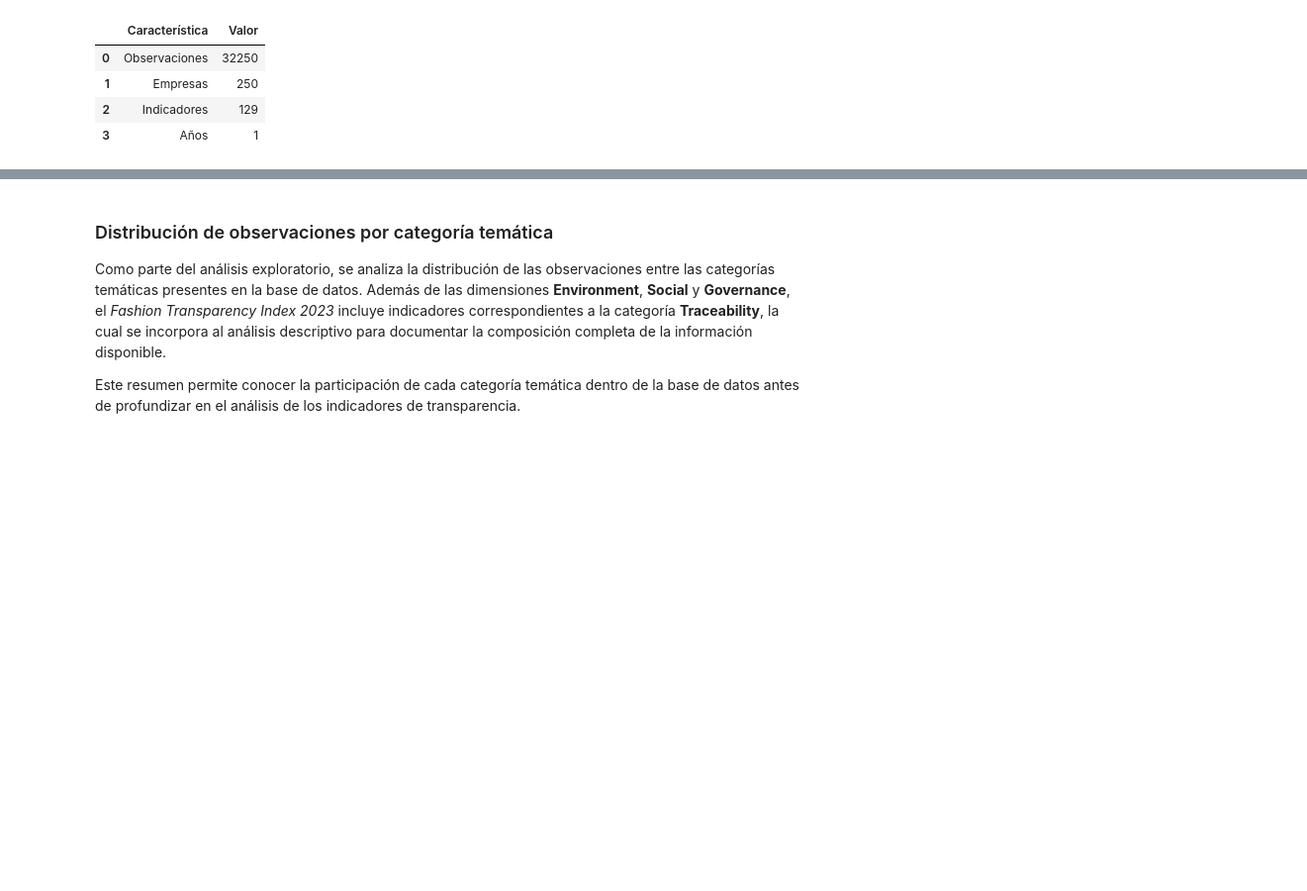
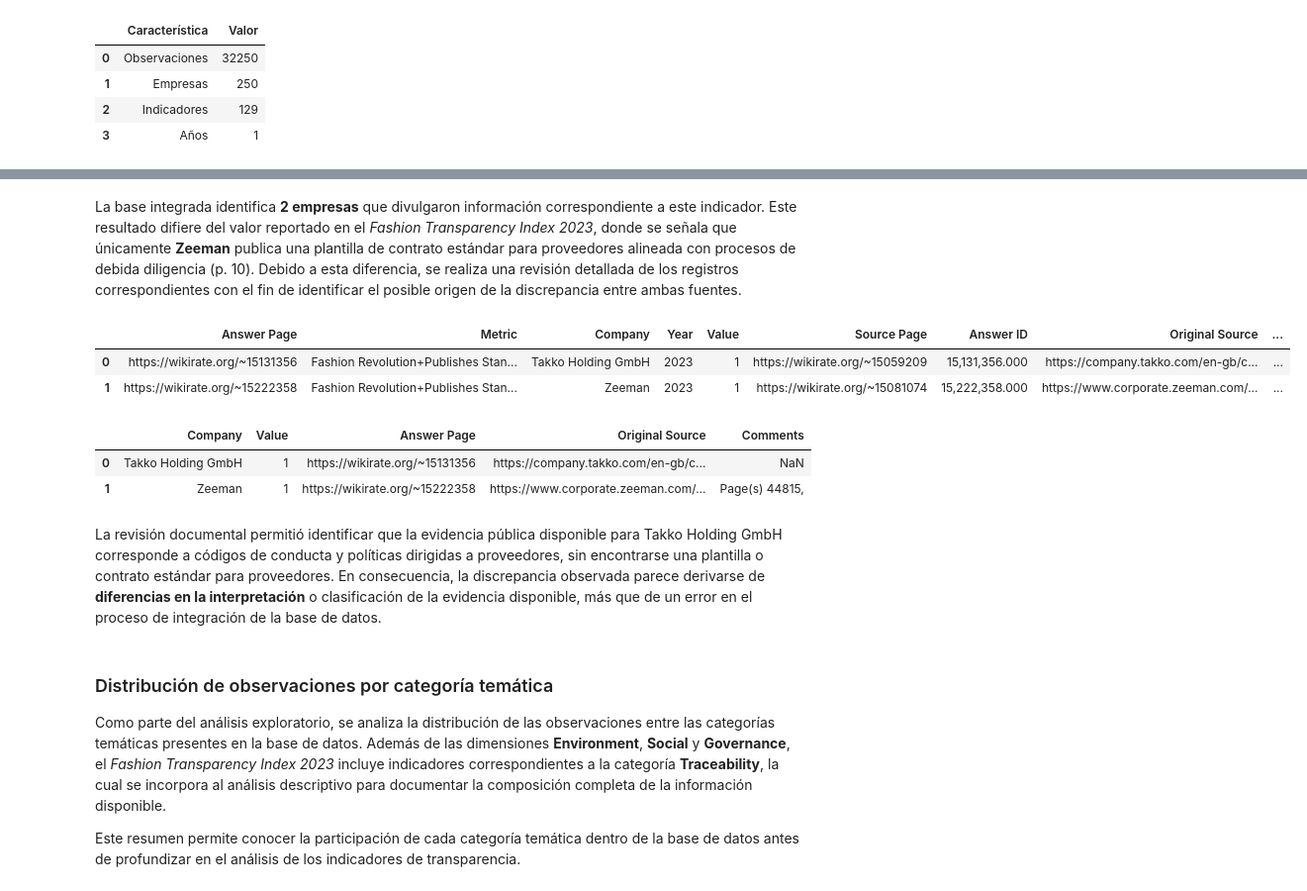
Before and after one commit to avrilsalazarrodriguez/fashion-transparency-index-2023, a Jupyter notebook: scripts/03_Analisis_exploratorio_de_datos.ipynb, the cells around one changed output, grey strips where cells are left out. Shown at 99% size. Saved outputs shown, nothing was run; the diff lists cells and outputs as text; code cells hidden in the pictures; blank space fills up the shorter version.

```diff
--- a/scripts/03_Analisis_exploratorio_de_datos.ipynb
+++ b/scripts/03_Analisis_exploratorio_de_datos.ipynb
@@ -179,3 +1011,57 @@ display(resumen_base)
+# %% [markdown]
+La base integrada identifica **2 empresas** que divulgaron información correspondiente a este indicador. Este resultado difiere del valor reportado en el *Fashion Transparency Index 2023*, donde se señala que únicamente **Zeeman** publica una plantilla de contrato estándar para proveedores alineada con procesos de debida diligencia (p. 10). Debido a esta diferencia, se realiza una revisión detallada de los registros correspondientes con el fin de identificar el posible origen de la discrepancia entre ambas fuentes.
+# %%
+# Recuperamos todos los registros correspondientes al indicador.
+
+revision_supplier_contract = base.loc[
+    base["Metric"] == "Fashion Revolution+Publishes Standard Supplier Agreement Template"
+].copy()
+
+# Convertimos el valor a formato numérico.
+revision_supplier_contract["Value"] = pd.to_numeric(
+    revision_supplier_contract["Value"],
+    errors="coerce"
+)
+
+# Mostramos únicamente las empresas con respuesta afirmativa.
+revision_supplier_contract = (
+    revision_supplier_contract
+    .loc[revision_supplier_contract["Value"] == 1]
+    .sort_values("Company")
+    .reset_index(drop=True)
+)
+
+display(revision_supplier_contract)
+# %% [output]
+|  | Answer Page | Metric | Company | Year | Value | Source Page | Answer ID | Original Source | ... |
+| 0 | https://wikirate.org/~15131356 | Fashion Revolution+Publishes Stan... | Takko Holding GmbH | 2023 | 1 | https://wikirate.org/~15059209 | 15,131,356.000 | https://company.takko.com/en-gb/c... | ... |
+| 1 | https://wikirate.org/~15222358 | Fashion Revolution+Publishes Stan... | Zeeman | 2023 | 1 | https://wikirate.org/~15081074 | 15,222,358.000 | https://www.corporate.zeeman.com/... | ... |
+# %%
+# Revisión de las fuentes asociadas a la discrepancia
+
+# Mostramos el contenido completo de las columnas para evitar que
+# pandas trunque las URL.
+
+pd.set_option("display.max_colwidth", None)
+
+columnas_revision = [
+    "Company",
+    "Value",
+    "Answer Page",
+    "Original Source",
+    "Comments"
+]
+
+display(
+    revision_supplier_contract[columnas_revision]
+    .reset_index(drop=True)
+)
+# %% [output]
+|  | Company | Value | Answer Page | Original Source | Comments |
+| 0 | Takko Holding GmbH | 1 | https://wikirate.org/~15131356 | https://company.takko.com/en-gb/c... | NaN |
+| 1 | Zeeman | 1 | https://wikirate.org/~15222358 | https://www.corporate.zeeman.com/... | Page(s) 44815, |
+# %% [markdown]
+La revisión documental permitió identificar que la evidencia pública disponible para Takko Holding GmbH corresponde a códigos de conducta y políticas dirigidas a proveedores, sin encontrarse una plantilla o contrato estándar para proveedores. En consecuencia, la discrepancia observada parece derivarse de **diferencias en la interpretación** o clasificación de la evidencia disponible, más que de un error en el proceso de integración de la base de datos.
 # %% [markdown]
 ### Distribución de observaciones por categoría temática
 
```
Also changed, not shown: parts of 21 cells of this notebook, 1 other file.
